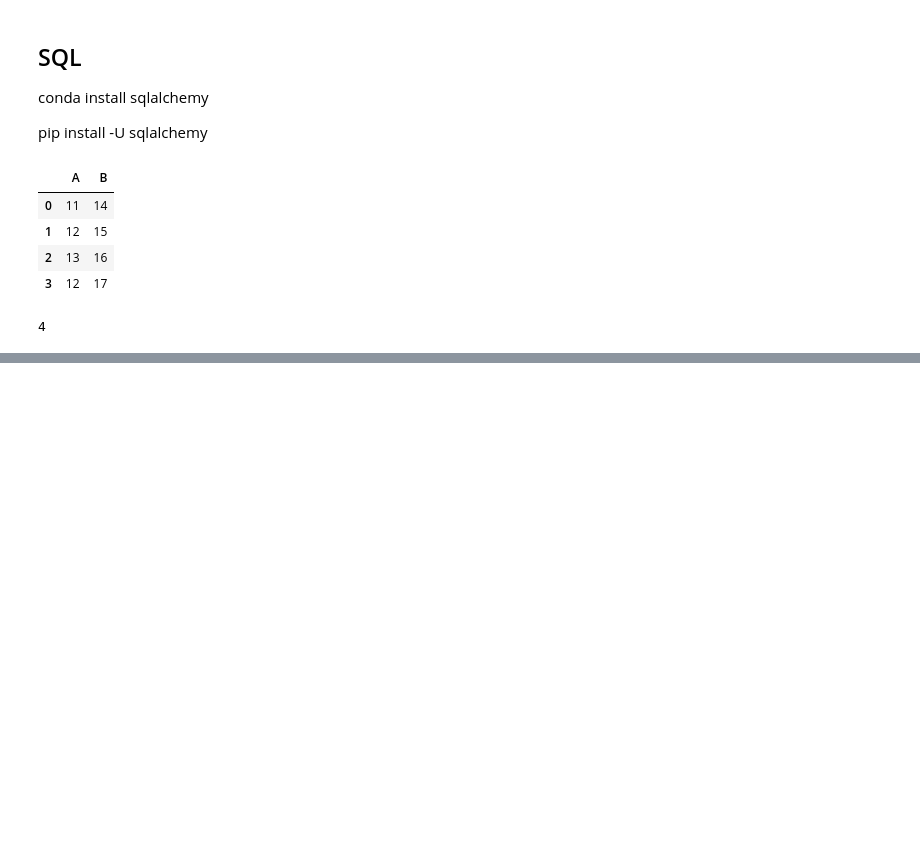
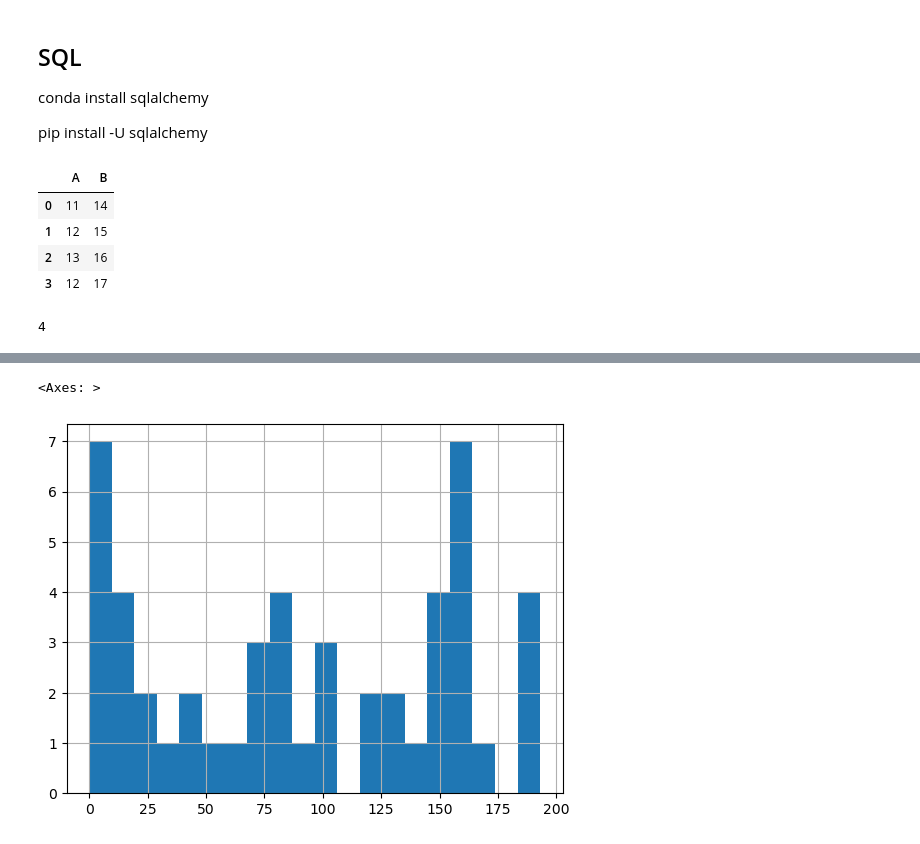
Before and after one commit to clog10/Machine-Learning, a Jupyter notebook: Pandas/Pandas.ipynb, the cells around one changed output, grey strips where cells are left out. Saved outputs shown, nothing was run; the diff lists cells and outputs as text; code cells hidden in the pictures; blank space fills up the shorter version.

Commit message:
Graphics

```diff
--- a/Pandas/Pandas.ipynb
+++ b/Pandas/Pandas.ipynb
@@ -602,0 +611,2 @@ AttributeError: 'OptionEngine' object has no attribute 'execute'
+# %%
+dataFrame_g = pd.DataFrame(np.random.randint(200, size=(50,4)), columns = ['a', 'b', 'c', 'd'])
@@ -602,0 +633,5 @@ AttributeError: 'OptionEngine' object has no attribute 'execute'
+# %%
+dataFrame_g['a'].hist(bins=20)
+# %% [output]
+<Axes: >
+[figure, added]
```
Also changed, not shown: parts of 12 cells of this notebook.
